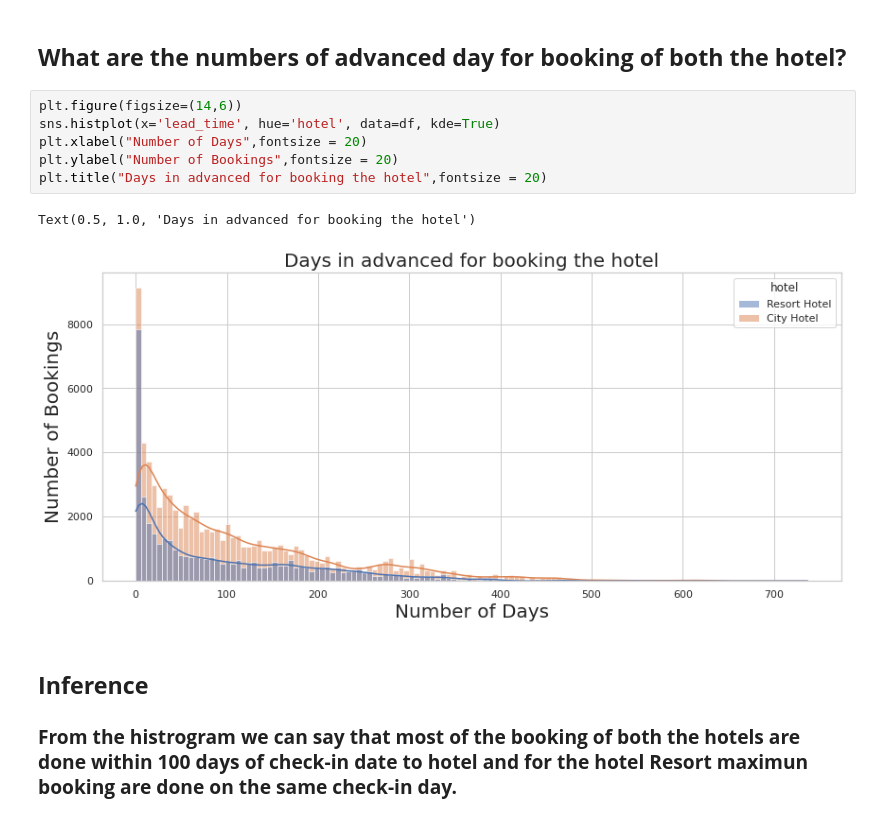
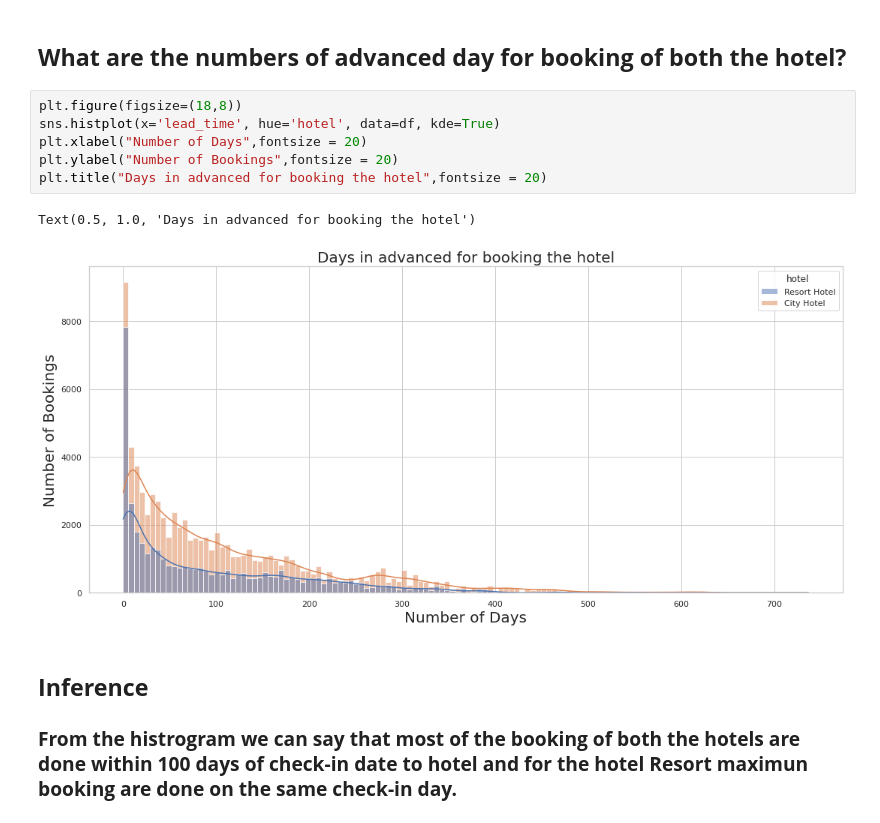
Before and after one commit to Jitesh-333/Capstone_Project, a Jupyter notebook: Hotel_Booking_Analysis_Capstone_Project.ipynb, the cells around one changed output. Saved outputs shown, nothing was run; the diff lists cells and outputs as text.

```diff
--- a/Hotel_Booking_Analysis_Capstone_Project.ipynb
+++ b/Hotel_Booking_Analysis_Capstone_Project.ipynb
@@ -409,14 +411,14 @@ Text(0.5, 1.0, 'Average Daily rate by months')
 # %% [markdown]
 ## **What are the numbers of advanced day for booking of both the hotel?**
 # %%
-plt.figure(figsize=(14,6))
+plt.figure(figsize=(18,8))
 sns.histplot(x='lead_time', hue='hotel', data=df, kde=True)
 plt.xlabel("Number of Days",fontsize = 20)
 plt.ylabel("Number of Bookings",fontsize = 20)
 plt.title("Days in advanced for booking the hotel",fontsize = 20)
 # %% [output]
 Text(0.5, 1.0, 'Days in advanced for booking the hotel')
-[figure, old version]
+[figure, new version]
 # %% [markdown]
 ## **Inference**
 ### **From the histrogram we can say that most of the booking of both the hotels are done within 100 days of check-in date to hotel and for the hotel Resort maximun booking are done on the same check-in day.**
```
Also changed, not shown: parts of 2 cells of this notebook.
